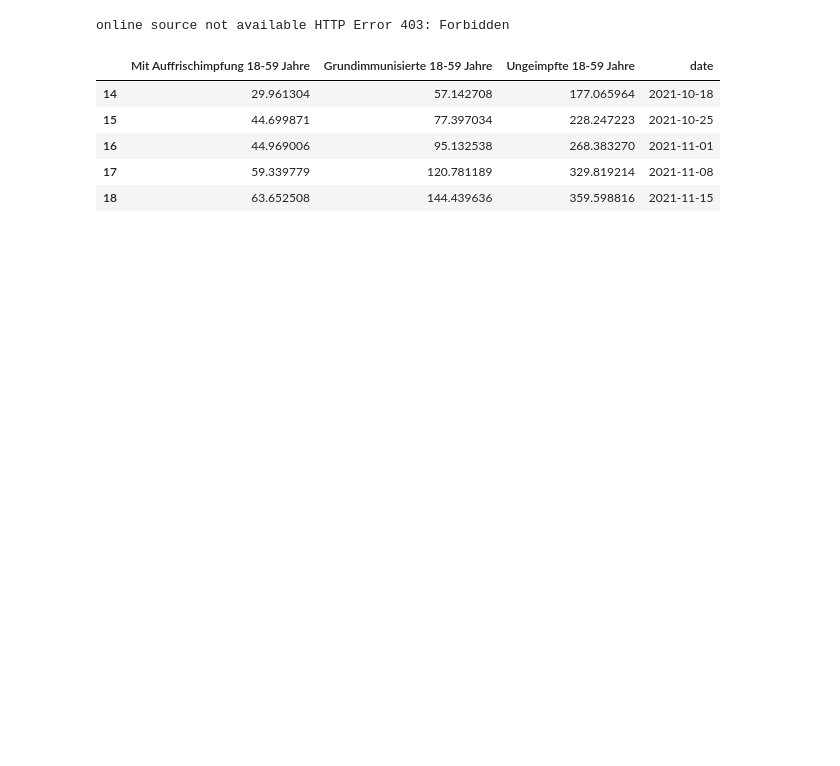
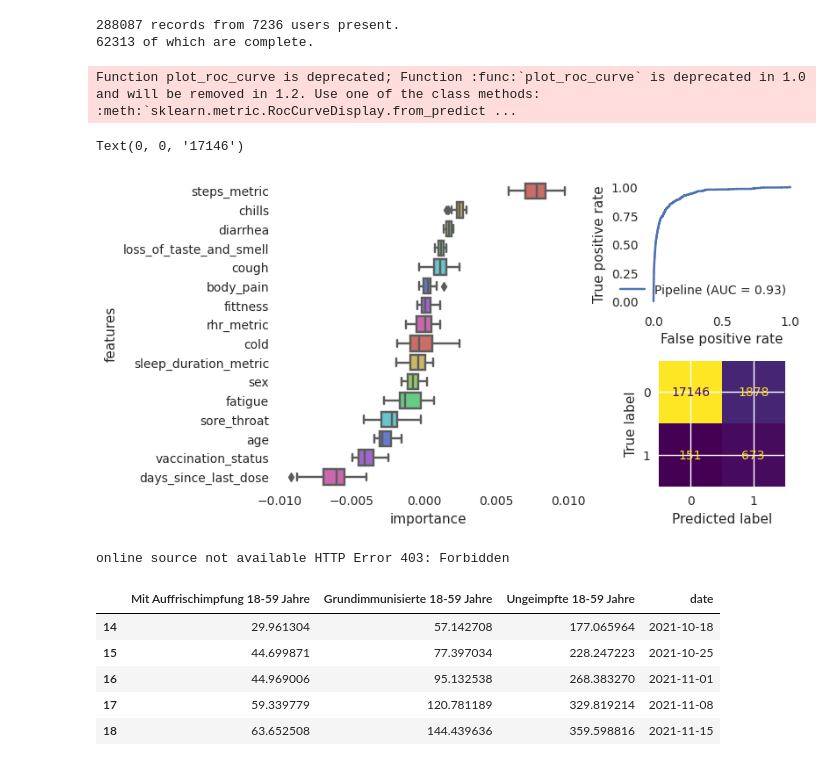
Before and after one commit to jakobkolb/ml-covid-nowcasting, a Jupyter notebook: Detection model (logistic regression)/Detection model (Logistic regression).ipynb, the cells around one changed output. Saved outputs shown, nothing was run; the diff lists cells and outputs as text; code cells hidden in the pictures; blank space fills up the shorter version.

Commit message:
Correct for class imbalance between positive and negative test results.

```diff
--- a/Detection model (logistic regression)/Detection model (Logistic regression).ipynb
+++ b/Detection model (logistic regression)/Detection model (Logistic regression).ipynb
@@ -335,0 +1,11 @@ Text(0, 0, '1')
+# %%
+from load_data import loading_and_pre_processing_pipeline
+
+feature_data = loading_and_pre_processing_pipeline()
+cleaned_feature_data = feature_data.dropna(axis=0)
+
+print(f'{len(feature_data)} records from {len(set(cleaned_feature_data["user_id"].values))} users present. ')
+print(f'{len(cleaned_feature_data)} of which are complete.')
+# %% [output]
+288087 records from 7236 users present.
+62313 of which are complete.
@@ -336 +79,33 @@ Text(0, 0, '1')
+# %%
+from analysis_plots import plot_analysis
+
+feature_names = [
+    "rhr_metric",
+    "steps_metric",
+    "sleep_duration_metric",
+    "days_since_last_dose",
+    "vaccination_status",
+    "fittness",
+    "sex",
+    "age",
+    "chills",
+    "body_pain",
+    "loss_of_taste_and_smell",
+    "fatigue",
+    "cough",
+    "cold",
+    "diarrhea",
+    "sore_throat",
+]
+target = 'test_result'
+
+pipeline, X_test, y_test, _ = train_model(feature_names, target, cleaned_feature_data)
+
+fig = plot_analysis(pipeline, X_test, y_test, feature_names, 0.5)
+
+fig.savefig('model_metrics.png', dpi=300)
+# %% [output]
+Function plot_roc_curve is deprecated; Function :func:`plot_roc_curve` is deprecated in 1.0 and will be removed in 1.2. Use one of the class methods: :meth:`sklearn.metric.RocCurveDisplay.from_predict ...
+Text(0, 0, '17146')
+[figure, added]
 # %%
```
Also changed, not shown: parts of 12 cells of this notebook, 8 other files.
